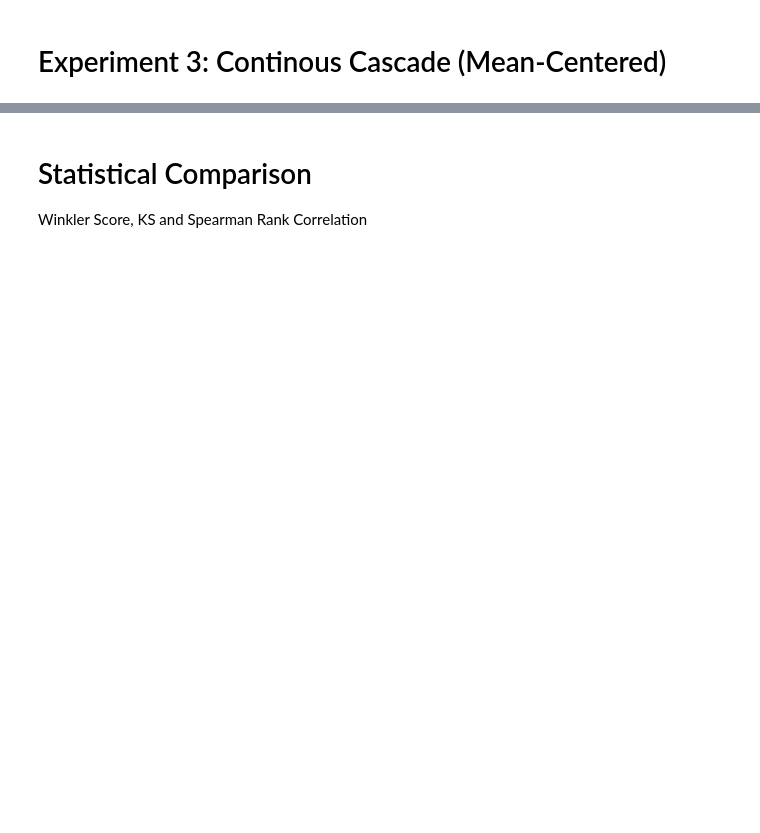
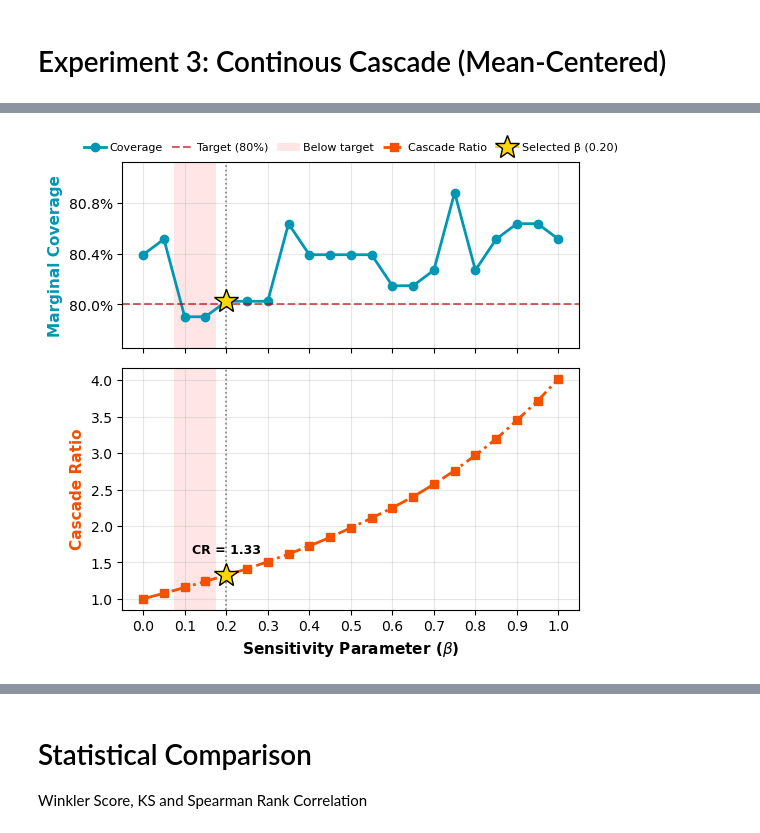
Before and after one commit to rdiazrincon/cascade_conformal_pd, a Jupyter notebook: cascade_conformal_pd_final.ipynb, the cells around one changed output, grey strips where cells are left out. Cells and saved outputs as stored; diff of their text form; code cells hidden in the pictures; blank space fills up the shorter version.

```diff
--- a/cascade_conformal_pd_final.ipynb
+++ b/cascade_conformal_pd_final.ipynb
@@ -846,3 +761,66 @@ plt.show()
+# %%
+import matplotlib.ticker as mtick
+
+fig, (ax1, ax2) = plt.subplots(2, 1, figsize=(6, 5.5), sharex=True,
+                               gridspec_kw={'height_ratios': [1, 1.3]})
+opt_row = df_sens[np.isclose(df_sens['beta'], opt_beta)].iloc[0]
+opt_label = f'Selected β ({opt_beta:.2f})'
+target_label = f'Target ({1 - ALPHA:.0%})'
+below_label = 'Below target'
+
+# Top: coverage
+ax1.plot(df_sens['beta'], df_sens['cov'], color=color_azure, marker='o', linewidth=2, label='Coverage')
+ax1.axhline(1 - ALPHA, color=color_red, linestyle='--', alpha=0.6, label=target_label)
+ax1.plot(opt_beta, opt_row['cov'], marker='*', color=color_gold, markersize=18, markeredgecolor='black', zorder=5,
+         label=opt_label)
+
+cov_lo = min(df_sens['cov'].min(), 1 - ALPHA)
+cov_hi = max(df_sens['cov'].max(), 1 - ALPHA)
+pad = max(0.002, 0.25 * (cov_hi - cov_lo))
+ax1.set_ylim(cov_lo - pad, cov_hi + pad)
+ax1.yaxis.set_major_locator(mtick.MultipleLocator(0.004))
+ax1.yaxis.set_major_formatter(mtick.PercentFormatter(xmax=1.0, decimals=1))
+ax1.set_ylabel('Marginal Coverage', color=color_azure, fontsize=11, fontweight='bold')
+
+# Bottom: Cascade Ratio
+ax2.plot(df_sens['beta'], df_sens['ratio'], color=color_orange, marker='s', linewidth=2, linestyle='-.',
+         label='Cascade Ratio')
+ax2.plot(opt_beta, opt_row['ratio'], marker='*', color=color_gold, markersize=18, markeredgecolor='black', zorder=5)
+ax2.annotate(f'CR = {opt_row["ratio"]:.2f}', xy=(opt_beta, opt_row['ratio']), xytext=(0, 16),
+             textcoords='offset points', ha='center', fontsize=9, fontweight='bold')
+ax2.set_ylabel('Cascade Ratio', color=color_orange, fontsize=11, fontweight='bold')
+ax2.set_xlabel(r'Sensitivity Parameter ($\beta$)', fontsize=11, fontweight='bold')
+ax2.set_xticks(df_sens['beta'][::2])
+
+# Shade betas whose CV coverage is below the target, in both panels (no edge lines, so adjacent bands merge)
+step = np.diff(df_sens['beta']).min() / 2
+below_betas = df_sens.loc[df_sens['cov'] < (1 - ALPHA), 'beta']
+for ax in (ax1, ax2):
+    for i, b in enumerate(below_betas):
+        ax.axvspan(b - step, b + step, color='red', alpha=0.1, linewidth=0,
+                   label=below_label if (ax is ax1 and i == 0) else None)
+    ax.axvline(opt_beta, color='gray', linestyle=':', linewidth=1.2)   # selected beta through both panels
+    ax.grid(True, alpha=0.3)
+
+# Legend above the plot (one row, both panels)
+lines_1, labels_1 = ax1.get_legend_handles_labels()
+lines_2, labels_2 = ax2.get_legend_handles_labels()
+unique = dict(zip(labels_1 + labels_2, lines_1 + lines_2))
+ordered_labels = [l for l in ['Coverage', target_label, below_label, 'Cascade Ratio', opt_label] if l in unique]
+ax1.legend([unique[l] for l in ordered_labels], ordered_labels,
+           loc='lower center',
+           bbox_to_anchor=(0.5, 0.995),  # Just above the plot
+           ncol=len(ordered_labels),
+           frameon=False,
+           fontsize=8,
+           columnspacing=0.8,
+           handletextpad=0.3)
+
+plt.tight_layout()
+plt.savefig('sensitivity_plot.pdf', dpi=300, bbox_inches='tight', pad_inches=0.1)
+plt.show()
+# %% [output]
+[figure, added]
 # %%
 class CascadeEvaluator:
     def __init__(self, alpha=0.2):
```
Also changed, not shown: parts of 27 cells of this notebook.
